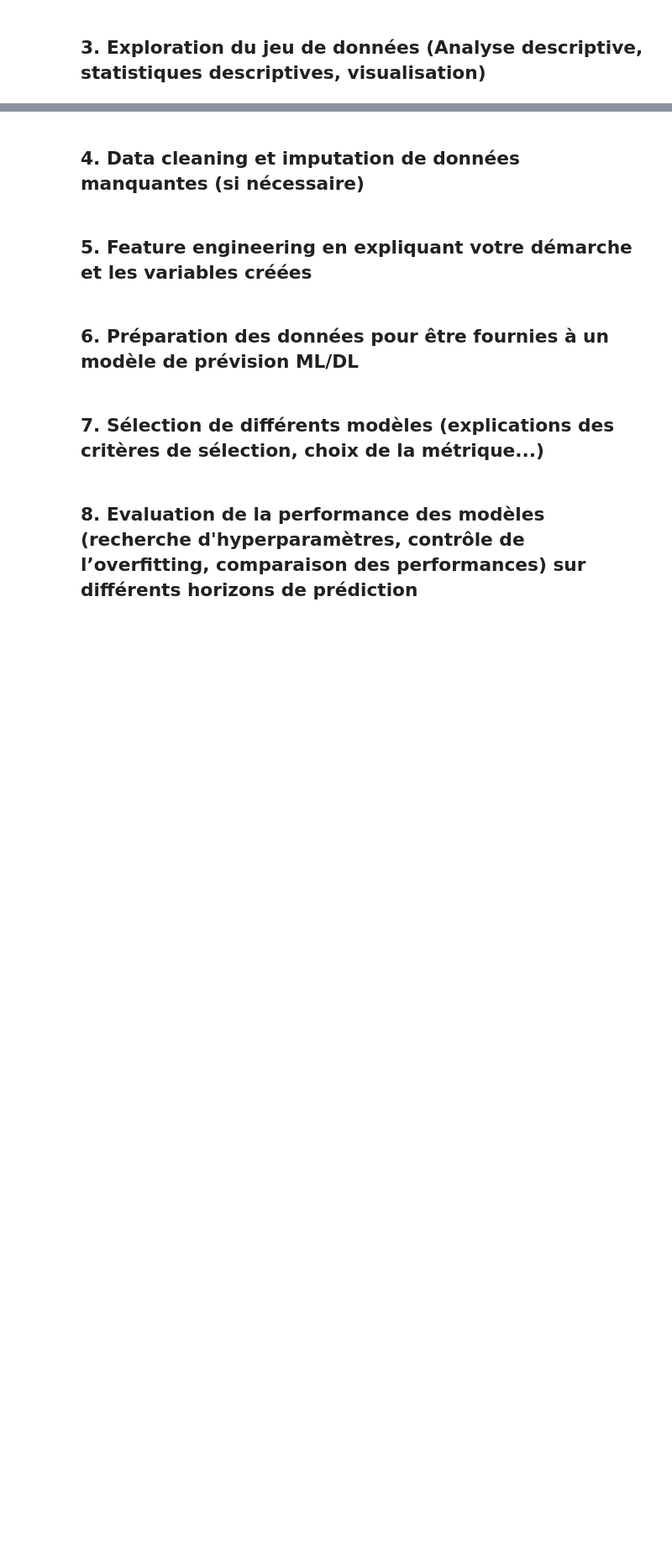
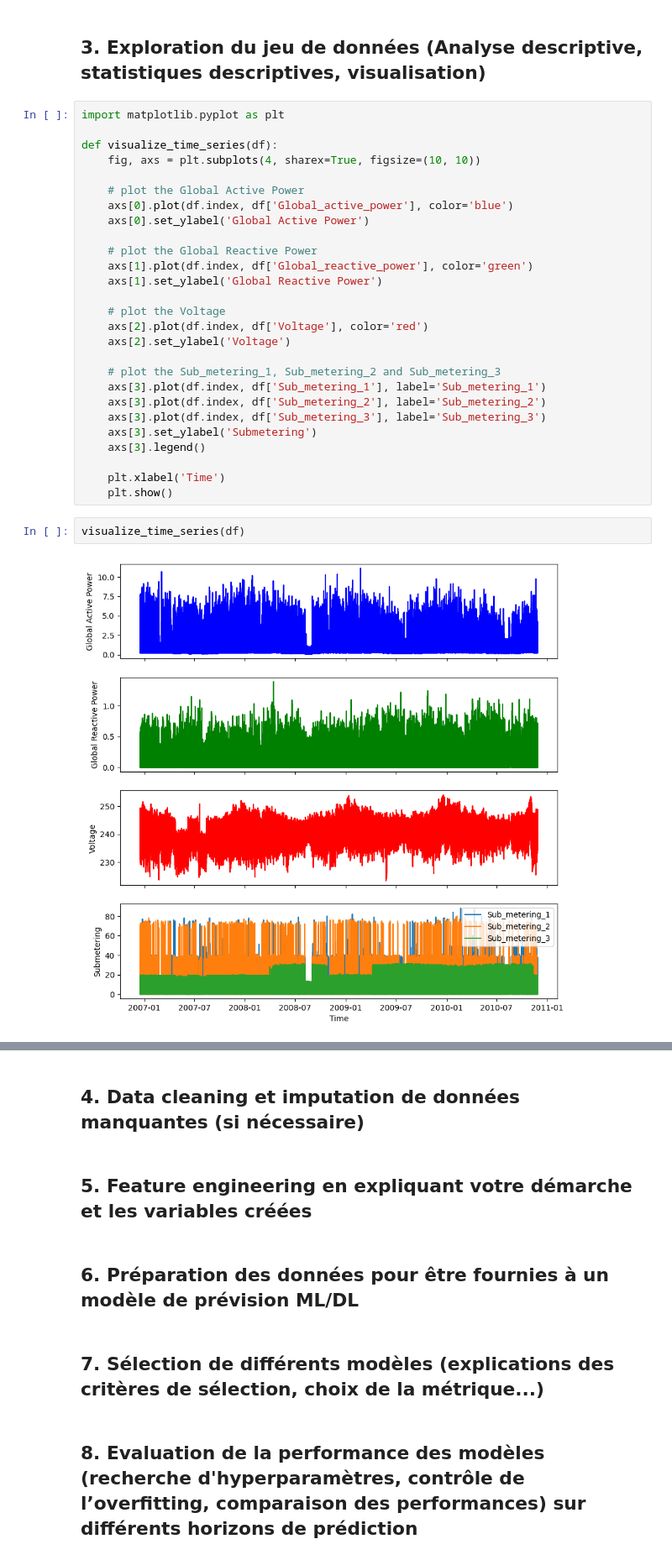
Before and after one commit to sarrabenyahia/ML-DL-time-series, a Jupyter notebook: src/notebook.ipynb, the cells around one changed output, grey strips where cells are left out. Shown: that part at 84% size. Drawn from its saved outputs; the diff is of its cells as text; blank space fills up the shorter version.

```diff
--- a/src/notebook.ipynb
+++ b/src/notebook.ipynb
@@ -42,2 +160,33 @@ df.head()
 # %% [markdown]
 ## 3. Exploration du jeu de données (Analyse descriptive, statistiques descriptives, visualisation)
+# %%
+import matplotlib.pyplot as plt
+
+def visualize_time_series(df):
+    fig, axs = plt.subplots(4, sharex=True, figsize=(10, 10))
+
+    # plot the Global Active Power
+    axs[0].plot(df.index, df['Global_active_power'], color='blue')
+    axs[0].set_ylabel('Global Active Power')
+
+    # plot the Global Reactive Power
+    axs[1].plot(df.index, df['Global_reactive_power'], color='green')
+    axs[1].set_ylabel('Global Reactive Power')
+
+    # plot the Voltage
+    axs[2].plot(df.index, df['Voltage'], color='red')
+    axs[2].set_ylabel('Voltage')
+
+    # plot the Sub_metering_1, Sub_metering_2 and Sub_metering_3
+    axs[3].plot(df.index, df['Sub_metering_1'], label='Sub_metering_1')
+    axs[3].plot(df.index, df['Sub_metering_2'], label='Sub_metering_2')
+    axs[3].plot(df.index, df['Sub_metering_3'], label='Sub_metering_3')
+    axs[3].set_ylabel('Submetering')
+    axs[3].legend()
+
+    plt.xlabel('Time')
+    plt.show()
+# %%
+visualize_time_series(df)
+# %% [output]
+[figure, added]
```
Also changed, not shown: parts of 5 cells of this notebook.
